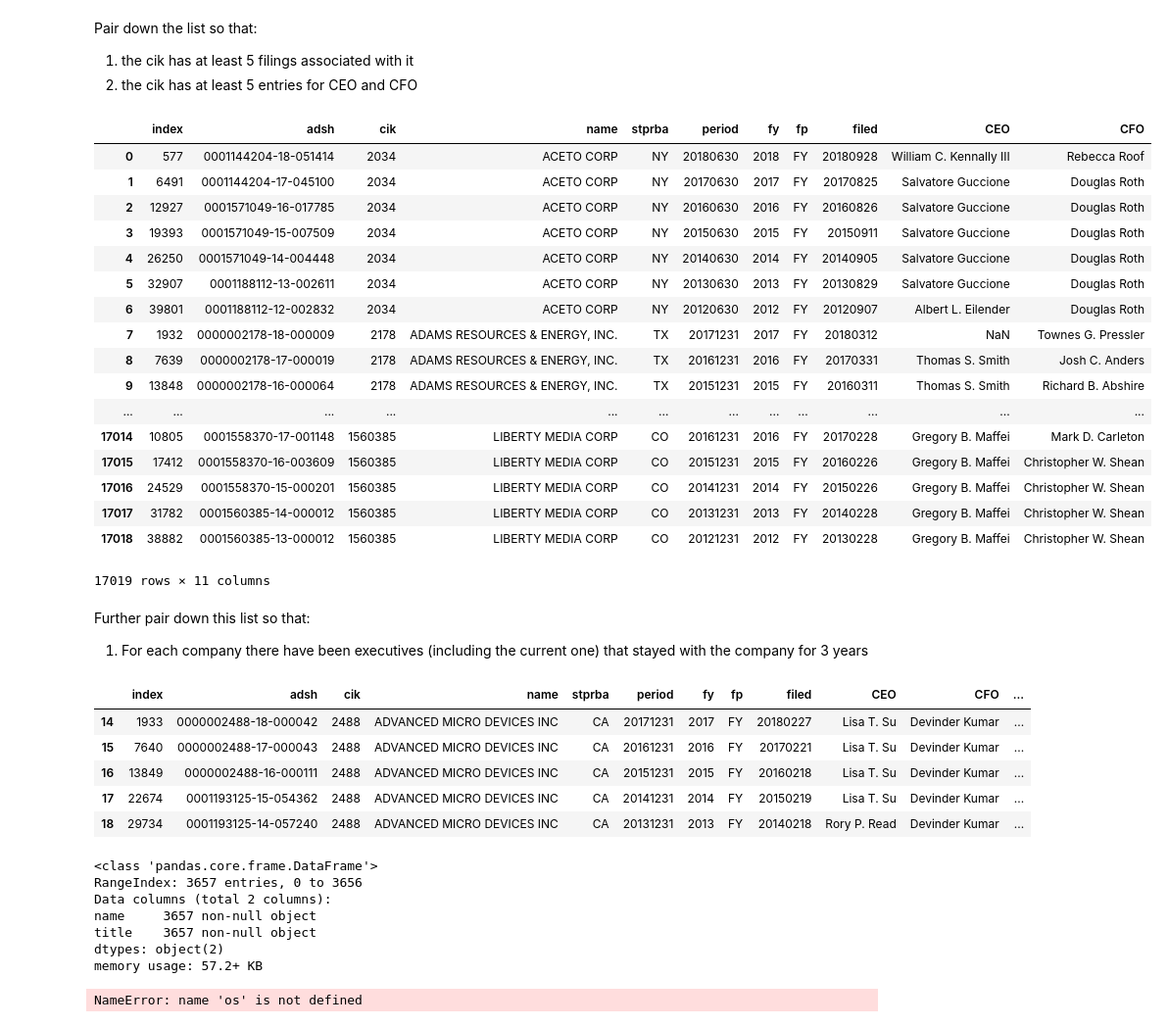
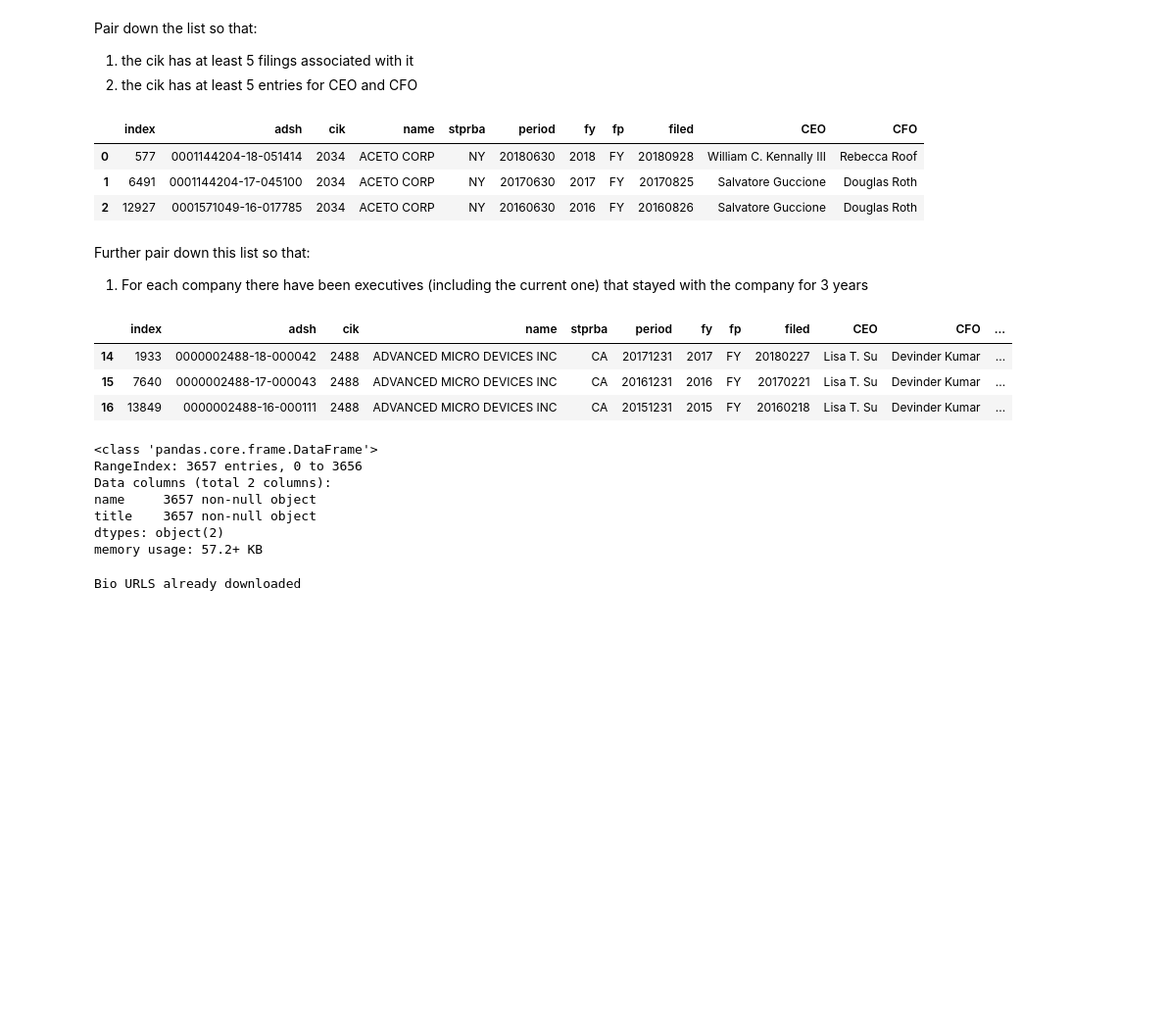
Before and after one commit to dennisgh/intermediate-data-science-capstone-project, a Jupyter notebook: PHASE_I/Feature_Generation_pt2.ipynb, the cells around one changed output. Shown at 98% size. Drawn from its saved outputs; the diff is of its cells as text; code cells hidden in the pictures; blank space fills up the shorter version.

```diff
--- a/PHASE_I/Feature_Generation_pt2.ipynb
+++ b/PHASE_I/Feature_Generation_pt2.ipynb
@@ -60,39 +62,25 @@ Pair down the list so that:
 # %%
 ##### get the counts of adsh (filings), CEOs and CFOs.
 adsh_ceo_cfo_count_by_cik = Company_Exec.groupby('cik', as_index=True).count()[['adsh','CEO','CFO']]
 
 # filter them
 min_entry_count = 5
 
 cik_to_include = adsh_ceo_cfo_count_by_cik[
                             (adsh_ceo_cfo_count_by_cik['adsh'] > min_entry_count) & #check condition 1
                             (adsh_ceo_cfo_count_by_cik['CEO'] > min_entry_count) & #check cond 2
                             (adsh_ceo_cfo_count_by_cik['CFO'] > min_entry_count)]\
                             .index.values #access the index values (CIK)
 
 # include only filings that meet the filter
 Company_Exec_filtered = Company_Exec[
     Company_Exec['cik'].isin(cik_to_include)].sort_values(['cik','fy'], ascending=[True, False]).reset_index()
-Company_Exec_filtered
+Company_Exec_filtered.head(3)
 # %% [output]
 |  | index | adsh | cik | name | stprba | period | fy | fp | filed | CEO | CFO |
 | 0 | 577 | 0001144204-18-051414 | 2034 | ACETO CORP | NY | 20180630 | 2018 | FY | 20180928 | William C. Kennally III | Rebecca Roof |
 | 1 | 6491 | 0001144204-17-045100 | 2034 | ACETO CORP | NY | 20170630 | 2017 | FY | 20170825 | Salvatore Guccione | Douglas Roth |
 | 2 | 12927 | 0001571049-16-017785 | 2034 | ACETO CORP | NY | 20160630 | 2016 | FY | 20160826 | Salvatore Guccione | Douglas Roth |
-| 3 | 19393 | 0001571049-15-007509 | 2034 | ACETO CORP | NY | 20150630 | 2015 | FY | 20150911 | Salvatore Guccione | Douglas Roth |
-| 4 | 26250 | 0001571049-14-004448 | 2034 | ACETO CORP | NY | 20140630 | 2014 | FY | 20140905 | Salvatore Guccione | Douglas Roth |
-| 5 | 32907 | 0001188112-13-002611 | 2034 | ACETO CORP | NY | 20130630 | 2013 | FY | 20130829 | Salvatore Guccione | Douglas Roth |
-| 6 | 39801 | 0001188112-12-002832 | 2034 | ACETO CORP | NY | 20120630 | 2012 | FY | 20120907 | Albert L. Eilender | Douglas Roth |
-| 7 | 1932 | 0000002178-18-000009 | 2178 | ADAMS RESOURCES & ENERGY, INC. | TX | 20171231 | 2017 | FY | 20180312 | NaN | Townes G. Pressler |
-| 8 | 7639 | 0000002178-17-000019 | 2178 | ADAMS RESOURCES & ENERGY, INC. | TX | 20161231 | 2016 | FY | 20170331 | Thomas S. Smith | Josh C. Anders |
-| 9 | 13848 | 0000002178-16-000064 | 2178 | ADAMS RESOURCES & ENERGY, INC. | TX | 20151231 | 2015 | FY | 20160311 | Thomas S. Smith | Richard B. Abshire |
-| ... | ... | ... | ... | ... | ... | ... | ... | ... | ... | ... | ... |
-| 17014 | 10805 | 0001558370-17-001148 | 1560385 | LIBERTY MEDIA CORP | CO | 20161231 | 2016 | FY | 20170228 | Gregory B. Maffei | Mark D. Carleton |
-| 17015 | 17412 | 0001558370-16-003609 | 1560385 | LIBERTY MEDIA CORP | CO | 20151231 | 2015 | FY | 20160226 | Gregory B. Maffei | Christopher W. Shean |
-| 17016 | 24529 | 0001558370-15-000201 | 1560385 | LIBERTY MEDIA CORP | CO | 20141231 | 2014 | FY | 20150226 | Gregory B. Maffei | Christopher W. Shean |
-| 17017 | 31782 | 0001560385-14-000012 | 1560385 | LIBERTY MEDIA CORP | CO | 20131231 | 2013 | FY | 20140228 | Gregory B. Maffei | Christopher W. Shean |
-| 17018 | 38882 | 0001560385-13-000012 | 1560385 | LIBERTY MEDIA CORP | CO | 20121231 | 2012 | FY | 20130228 | Gregory B. Maffei | Christopher W. Shean |
-17019 rows × 11 columns
 # %% [markdown]
 Further pair down this list so that:
 1. For each company there have been executives (including the current one) that stayed with the company for 3 years
@@ -112,14 +100,12 @@ for CIK in Unique_CIK_filtered:
 
 Company_Exec_filt_Exec_3yr_df = pd.concat(Company_Exec_filt_Exec_3yr)
 
-Company_Exec_filt_Exec_3yr_df.head(5)
+Company_Exec_filt_Exec_3yr_df.head(3)
 # %% [output]
 |  | index | adsh | cik | name | stprba | period | fy | fp | filed | CEO | CFO | ... |
 | 14 | 1933 | 0000002488-18-000042 | 2488 | ADVANCED MICRO DEVICES INC | CA | 20171231 | 2017 | FY | 20180227 | Lisa T. Su | Devinder Kumar | ... |
 | 15 | 7640 | 0000002488-17-000043 | 2488 | ADVANCED MICRO DEVICES INC | CA | 20161231 | 2016 | FY | 20170221 | Lisa T. Su | Devinder Kumar | ... |
 | 16 | 13849 | 0000002488-16-000111 | 2488 | ADVANCED MICRO DEVICES INC | CA | 20151231 | 2015 | FY | 20160218 | Lisa T. Su | Devinder Kumar | ... |
-| 17 | 22674 | 0001193125-15-054362 | 2488 | ADVANCED MICRO DEVICES INC | CA | 20141231 | 2014 | FY | 20150219 | Lisa T. Su | Devinder Kumar | ... |
-| 18 | 29734 | 0001193125-14-057240 | 2488 | ADVANCED MICRO DEVICES INC | CA | 20131231 | 2013 | FY | 20140218 | Rory P. Read | Devinder Kumar | ... |
 # %%
 # Acquire unique names (CFO and CEO) from executives.
 Unique_CEOs = pd.DataFrame(Company_Exec_filt_Exec_3yr_df['CEO'].unique())
@@ -152,36 +138,40 @@ def find_bio_urls(row):
 
     # polite web scraping: pause and use random search engine
     time.sleep(random.randint(1,3)/2)
-    engine = 'http://search.yahoo.com/search?p='
-    #engine = 'https://www.bing.com/search?q='
-    print('using',engine)
-    query_url = engine + query
-    r = requests.get(query_url, timeout=3)
-    soup = BeautifulSoup(r.text)
+    engine_y = 'http://search.yahoo.com/search?p='
+    engine_b = 'https://www.bing.com/search?q='
 
-    url = ''
+    def search_with(engine):
+        query_url = engine + query
+        print('using',query_url)
+        r = requests.get(query_url, timeout=3)
+        soup = BeautifulSoup(r.text)
+        url = ''
+        # Check all returned links
+        for a in soup.find_all('a', href=True):
+            valid_url = 'bloomberg.com' in a['href'] \
+            and 'Executive' in a.text
+            if valid_url:
+                # select first hit
+                if not url:
+                    url = a['href']
+                    return url
 
-    # Check all returned links
-    for a in soup.find_all('a', href=True):
-        valid_url = 'bloomberg.com' in a['href'] \
-        and 'Executive Profile & Biography' in a.text \
-        and a.text[:5] is not '/url?'
+    url = search_with(engine_y)
+    if not url:
+        url = search_with(engine_b)
+    if not url:
+        return np.nan
+    if url:
+        print('found ', url)
+        return url
 
-        if valid_url:
-            # select first hit
-            if not url:
-                url = a['href']
-    if url:
-        return url
-    else:
-        return np.nan
-
-if not 'bio_urls_2210_2310.csv' in os.listdir('./bio_urls/'):
+if not 'bio_urls_0_10.csv' in os.listdir('./bio_urls/'):
     name_count = len(Names_to_research)
 
-    a = 2210
-    b = 2310
-    while a < name_count:
+    a = 0
+    b = 10
+    while a < 2010:
         df = Names_to_research[a:b].copy()
         print('copied row count', len(df))
         df['bio_urls'] = df.apply(find_bio_urls, axis=1)
@@ -193,7 +183,7 @@ if not 'bio_urls_2210_2310.csv' in os.listdir('./bio_urls/'):
 else:
     print('Bio URLS already downloaded')
 # %% [output]
-NameError: name 'os' is not defined
+Bio URLS already downloaded
 # %%
 # Bloomberg blocks requests.get.
 # Use Selenium with Firefox to access the site.
```
Also changed, not shown: parts of 7 cells of this notebook.
